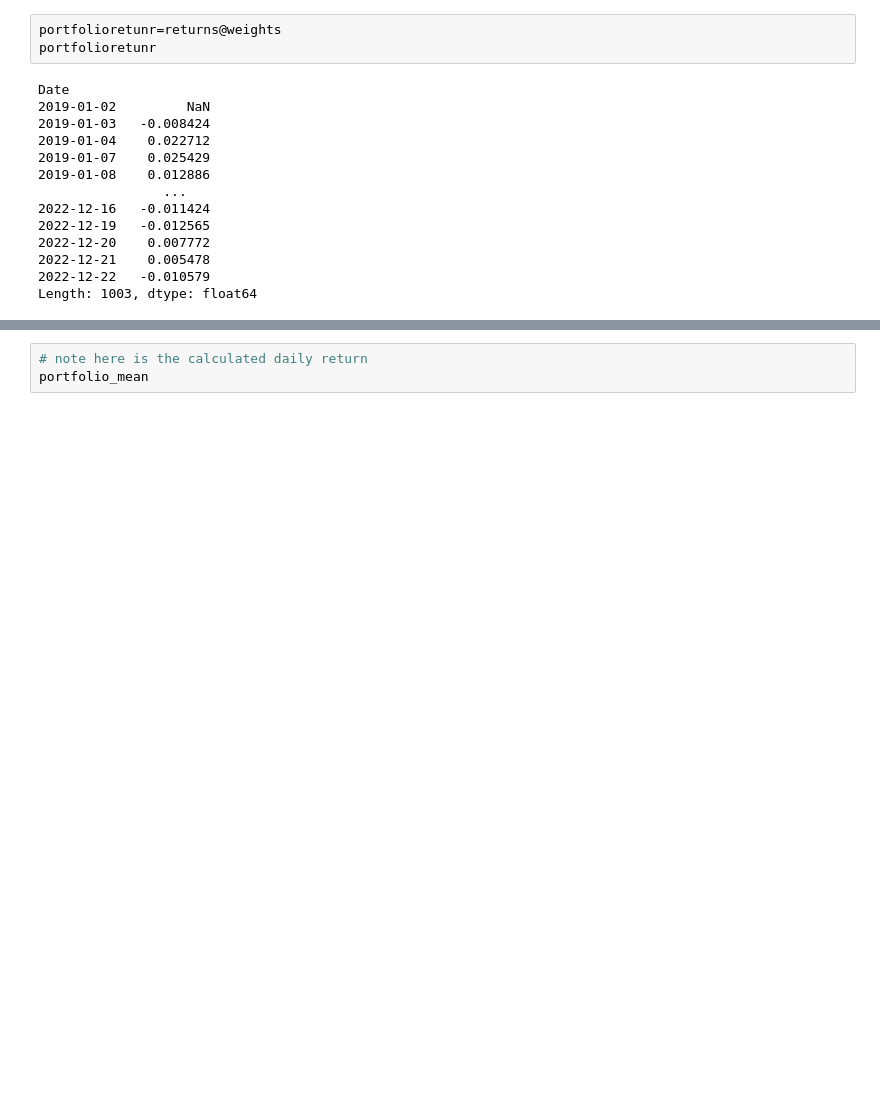
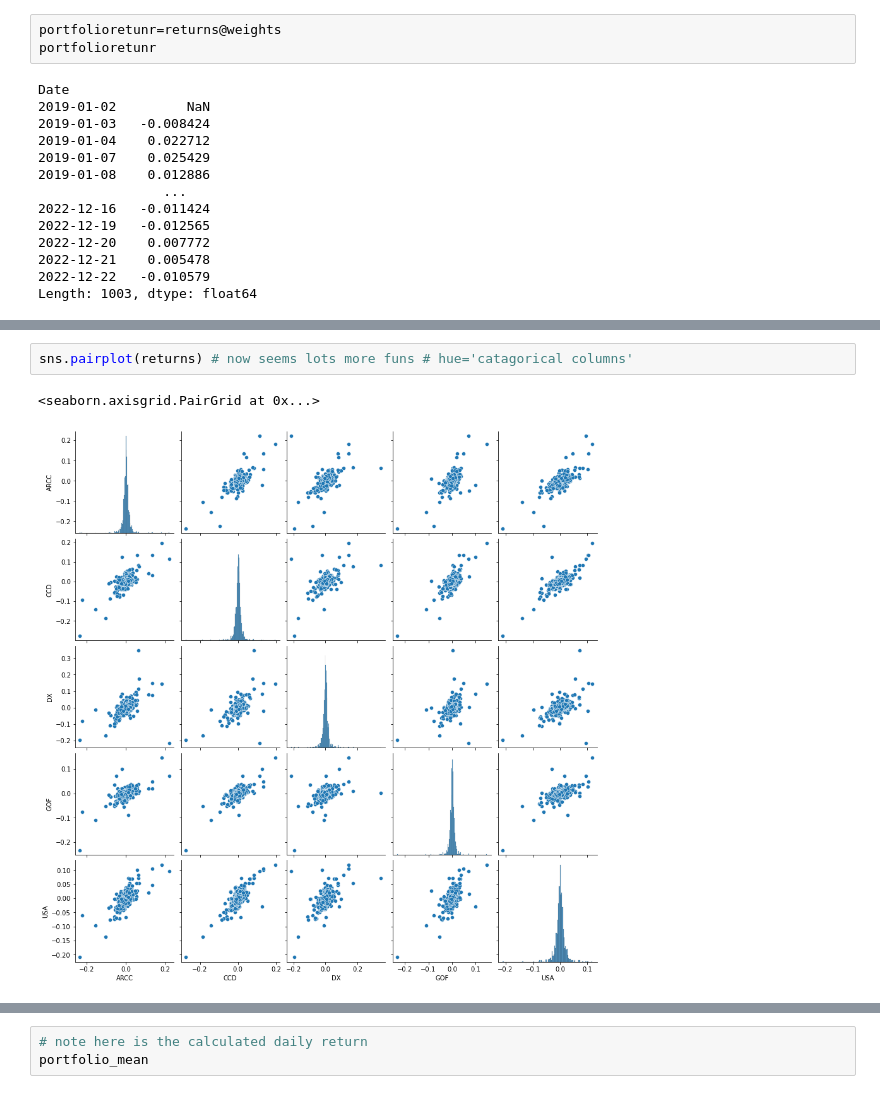
Before and after one commit to NingDin/BackTestPlayGround, a Jupyter notebook: TestOfPortfolioVaR.ipynb, the cells around one changed output, grey strips where cells are left out. Saved outputs shown, nothing was run; the diff lists cells and outputs as text; blank space fills up the shorter version.

```diff
--- a/TestOfPortfolioVaR.ipynb
+++ b/TestOfPortfolioVaR.ipynb
@@ -128,0 +158,5 @@ Length: 1003, dtype: float64
+# %%
+sns.pairplot(returns) # now seems lots more funs # hue='catagorical columns'
+# %% [output]
+<seaborn.axisgrid.PairGrid at 0x...>
+[figure, added]
```
Also changed, not shown: parts of 7 cells of this notebook.
